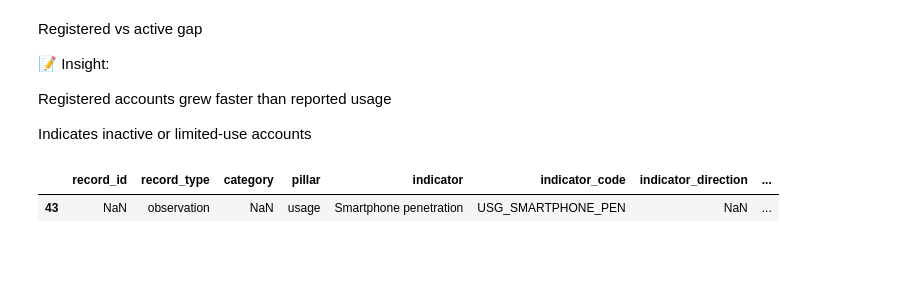
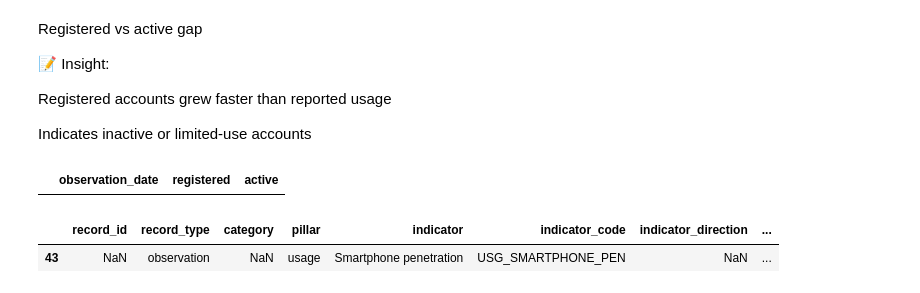
Before and after one commit to Bettey-k/ethiopia-fi-forecast, a Jupyter notebook: notebooks/eda.ipynb, the cells around one changed output. Cells and saved outputs as stored; diff of their text form; code cells hidden in the pictures; blank space fills up the shorter version.

```diff
--- a/notebooks/eda.ipynb
+++ b/notebooks/eda.ipynb
@@ -205,6 +235,19 @@ Registered vs active gap
 Registered accounts grew faster than reported usage
 
 Indicates inactive or limited-use accounts
+# %%
+registered = observations[
+    observations["indicator_code"] == "ACC_MM_ACCOUNT"
+][["observation_date", "value_numeric"]].rename(columns={"value_numeric": "registered"})
+
+active = observations[
+    observations["indicator_code"] == "USG_ACTIVE_RATE"
+][["observation_date", "value_numeric"]].rename(columns={"value_numeric": "active"})
+
+usage_gap = registered.merge(active, on="observation_date", how="inner")
+usage_gap
+# %% [output]
+|  | observation_date | registered | active |
 # %%
 # Infrastructure indicators
 infra = observations[
```
Also changed, not shown: parts of 7 cells of this notebook.
